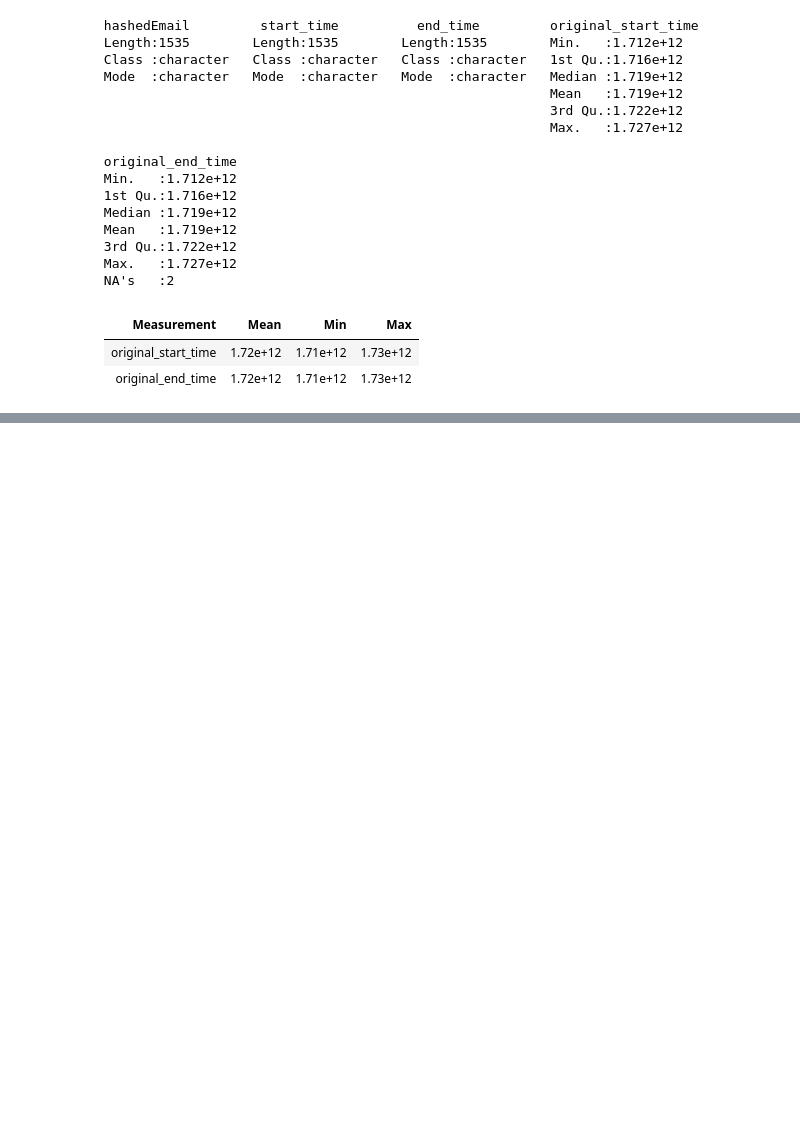
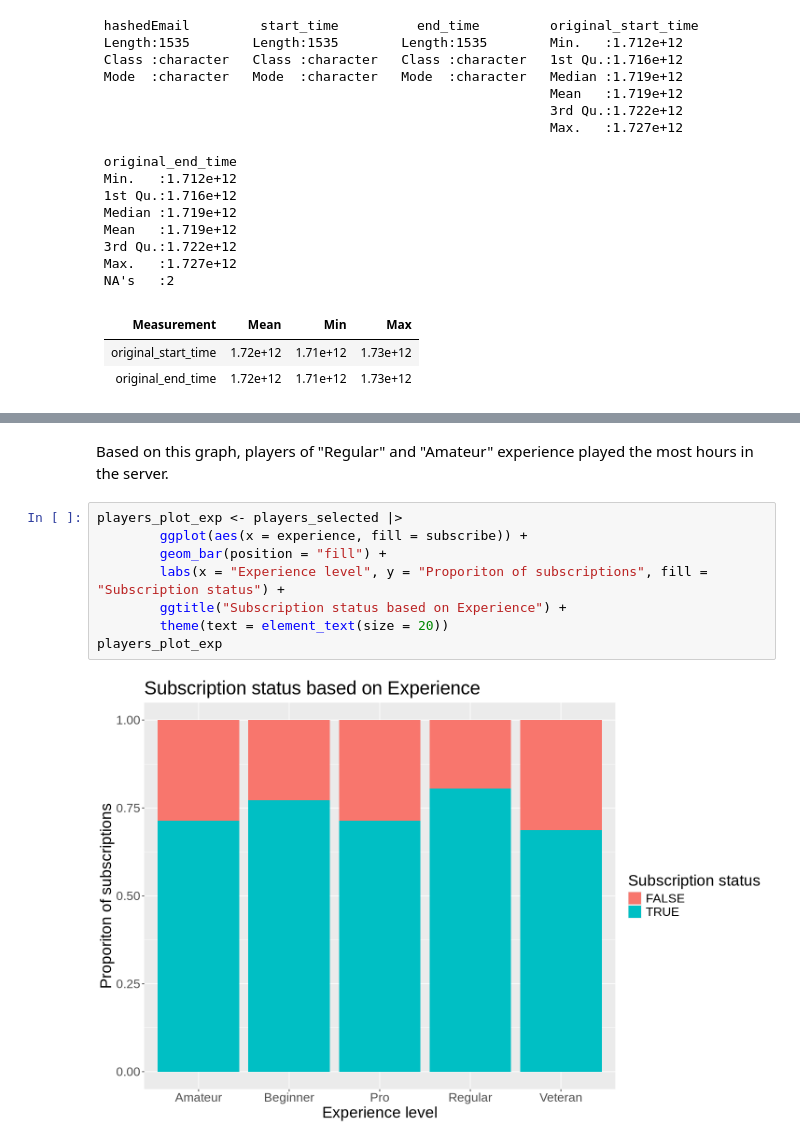
Before and after one commit to nkatanchik/dsci_project_planning, a Jupyter notebook: project_planning.ipynb, the cells around one changed output, grey strips where cells are left out. Saved outputs shown, nothing was run; the diff lists cells and outputs as text; blank space fills up the shorter version.

```diff
--- a/project_planning.ipynb
+++ b/project_planning.ipynb
@@ -147,0 +171,12 @@ We will begin by selecting for the columns we are interested in, then filtering.
+# %% [markdown]
+Based on this graph, players of "Regular" and "Amateur" experience played the most hours in the server.
+# %%
+players_plot_exp <- players_selected |>
+        ggplot(aes(x = experience, fill = subscribe)) +
+        geom_bar(position = "fill") +
+        labs(x = "Experience level", y = "Proporiton of subscriptions", fill = "Subscription status") +
+        ggtitle("Subscription status based on Experience") +
+        theme(text = element_text(size = 20))
+players_plot_exp
+# %% [output]
+[figure, added]
```
Also changed, not shown: parts of 10 cells of this notebook.
